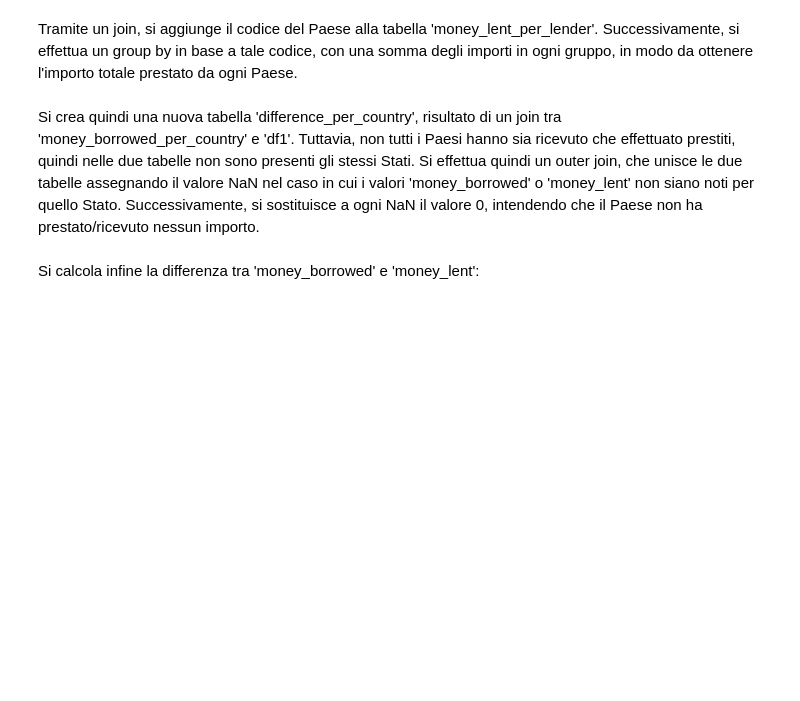
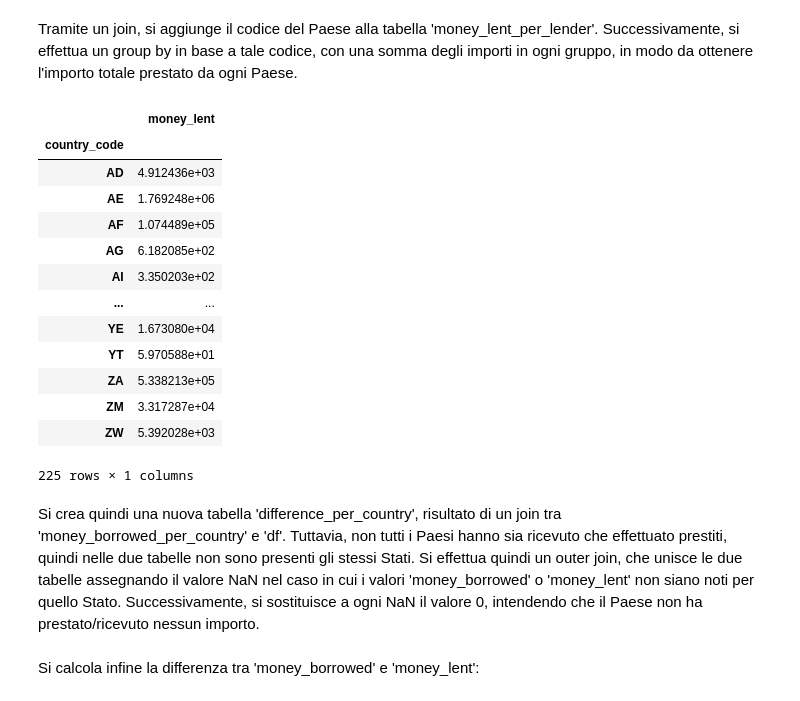
Before and after one commit to AleC28696/ProgettoFCS, a Jupyter notebook: Untitled.ipynb, the cells around one changed output. Drawn from its saved outputs; the diff is of its cells as text; code cells hidden in the pictures; blank space fills up the shorter version.

```diff
--- a/Untitled.ipynb
+++ b/Untitled.ipynb
@@ -477,8 +508,24 @@ money_borrowed_per_country.columns = ['money_borrowed']
 Tramite un join, si aggiunge il codice del Paese alla tabella 'money_lent_per_lender'. Successivamente, si effettua un group by in base a tale codice, con una somma degli importi in ogni gruppo, in modo da ottenere l'importo totale prestato da ogni Paese.
 # %%
 df = money_lent_per_lender.join(lenders[['permanent_name', 'country_code']][lenders['country_code'].notna()].set_index('permanent_name'), on='lenders')
-df1 = df.groupby('country_code').sum()
-df1.columns = ['money_lent']
+df = df.groupby('country_code').sum()
+df.columns = ['money_lent']
+df
+# %% [output]
+|  | money_lent |
+| country_code |  |
+| AD | 4.912436e+03 |
+| AE | 1.769248e+06 |
+| AF | 1.074489e+05 |
+| AG | 6.182085e+02 |
+| AI | 3.350203e+02 |
+| ... | ... |
+| YE | 1.673080e+04 |
+| YT | 5.970588e+01 |
+| ZA | 5.338213e+05 |
+| ZM | 3.317287e+04 |
+| ZW | 5.392028e+03 |
+225 rows × 1 columns
 # %% [markdown]
-Si crea quindi una nuova tabella 'difference_per_country', risultato di un join tra 'money_borrowed_per_country' e 'df1'. Tuttavia, non tutti i Paesi hanno sia ricevuto che effettuato prestiti, quindi nelle due tabelle non sono presenti gli stessi Stati. Si effettua quindi un outer join, che unisce le due tabelle assegnando il valore NaN nel caso in cui i valori 'money_borrowed' o 'money_lent' non siano noti per quello Stato. Successivamente, si sostituisce a ogni NaN il valore 0, intendendo che il Paese non ha prestato/ricevuto nessun importo.
+Si crea quindi una nuova tabella 'difference_per_country', risultato di un join tra 'money_borrowed_per_country' e 'df'. Tuttavia, non tutti i Paesi hanno sia ricevuto che effettuato prestiti, quindi nelle due tabelle non sono presenti gli stessi Stati. Si effettua quindi un outer join, che unisce le due tabelle assegnando il valore NaN nel caso in cui i valori 'money_borrowed' o 'money_lent' non siano noti per quello Stato. Successivamente, si sostituisce a ogni NaN il valore 0, intendendo che il Paese non ha prestato/ricevuto nessun importo.
 # %%
```
Also changed, not shown: parts of 6 cells of this notebook.
